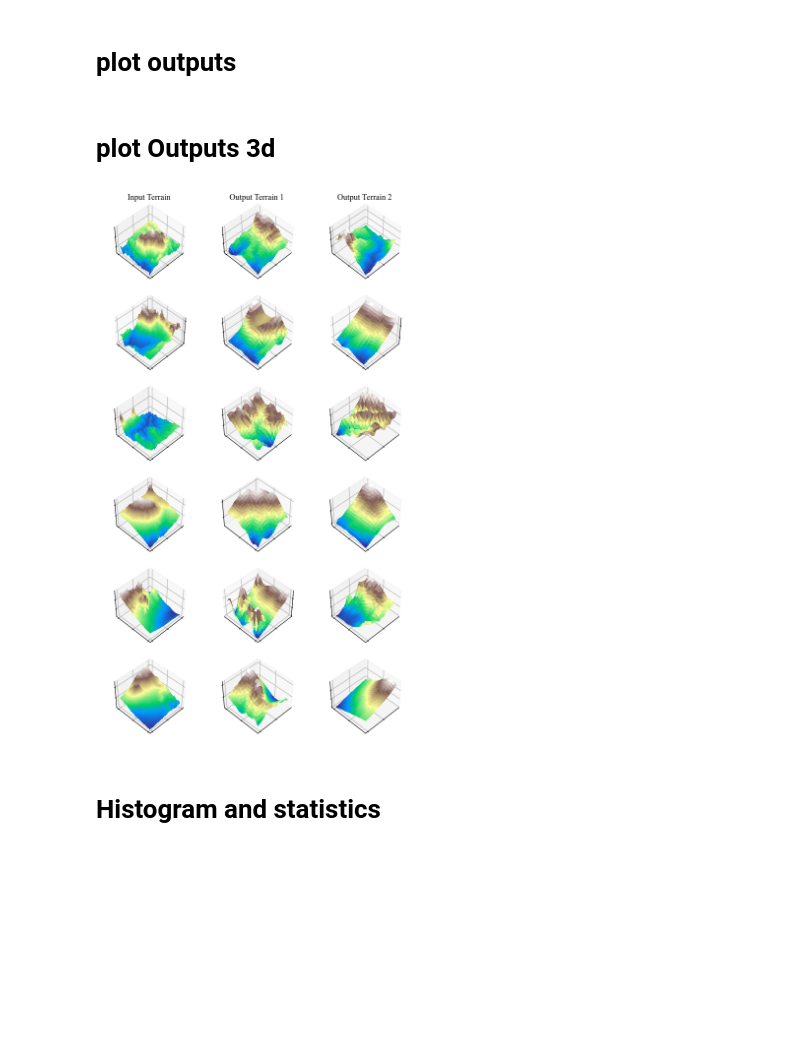
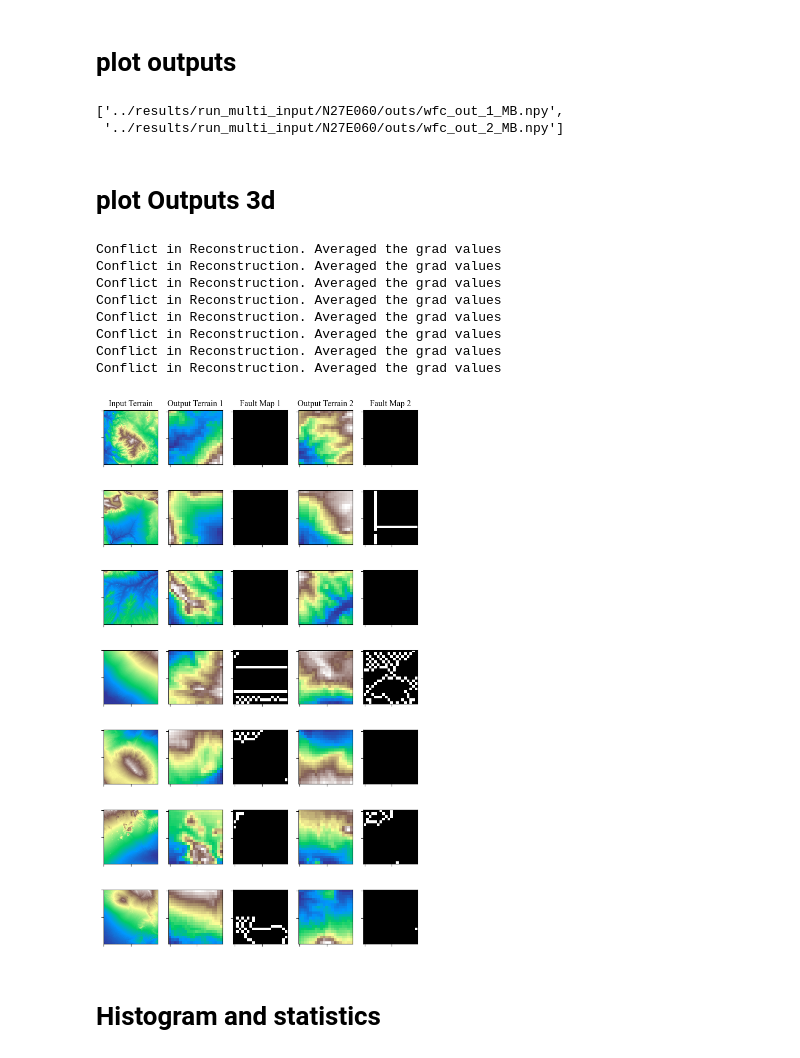
Before and after one commit to parsadaj/WaveFunctionCollapse, a Jupyter notebook: visualizations/locations.ipynb, the cells around one changed output. Drawn from its saved outputs; the diff is of its cells as text; code cells hidden in the pictures; blank space fills up the shorter version.

```diff
--- a/visualizations/locations.ipynb
+++ b/visualizations/locations.ipynb
@@ -331,56 +331,75 @@ for key_name in key_areas:
     save_path = os.path.join(run_folder, os.path.splitext(key_name)[0], 'wfc_state')
     wfc.load(save_path)
 
-    outputs_path = glob.glob(os.path.join(run_folder, os.path.splitext(key_name)[0], 'wfc_out*.npy'))
+    outputs_path = sorted(glob.glob(os.path.join(run_folder, os.path.splitext(key_name)[0], "outs", 'wfc_out*.npy')))
+    faults_path = sorted(glob.glob(os.path.join(run_folder, os.path.splitext(key_name)[0], "outs", 'wfc_gosal*.npy')))
     key_data[key_name]['outs'] = [np.load(f) for f in outputs_path]
+    key_data[key_name]['faults'] = [np.load(f) for f in faults_path]
+
+outputs_path
+# %% [output]
+['../results/run_multi_input/N27E060/outs/wfc_out_1_MB.npy',
+ '../results/run_multi_input/N27E060/outs/wfc_out_2_MB.npy']
 # %% [markdown]
 # plot Outputs 3d
 # %%
-fig, axes = plt.subplots(6, 3, figsize= (8, 14))
+fig, axes = plt.subplots(7, 5, figsize= (8, 14))
 
+three_d = False
 for ax in axes.flatten():
     ax.set_axis_off()
 
 i = 0
 for key_name in key_areas:
     terrain = key_data[key_name]['data']
     outs = key_data[key_name]['outs'][:2]
+    faults = key_data[key_name]['faults'][:2]
 
     outs = [slopes_to_height(o[...,0], o[..., 1]) for o in outs]
     if len(outs) != 0:
-        for j, im in enumerate([terrain, outs[0], outs[1]]):
-            ax = fig.add_subplot(6, 3, 3*i + j + 1, projection='3d')
+        for j, im in enumerate([terrain, outs[0], faults[0], outs[1], faults[1]]):
+            if j in [0, 1, 3] and three_d:
+                ax = fig.add_subplot(7, 5, 5*i + j + 1, projection='3d')
 
-            x = -np.arange(im.shape[0])
-            y = np.arange(im.shape[1])
-            X, Y = np.meshgrid(x, y)
-            ax.plot_surface(X, Y, im, cmap='terrain', rstride=1, cstride=1, linewidth=0, antialiased=False)
+                x = -np.arange(im.shape[0])
+                y = np.arange(im.shape[1])
+                X, Y = np.meshgrid(x, y)
+                ax.plot_surface(X, Y, im, cmap='terrain', rstride=1, cstride=1, linewidth=0, antialiased=False)
+                ax.set_zticklabels([])
+                azim = 45
+                ax.view_init(elev=45, azim=azim)
+            elif j in [0, 1, 3] and not three_d:
+                ax = fig.add_subplot(7, 5, 5*i + j + 1)
+                ax.imshow(im, cmap="terrain")
+            else:
+                ax = fig.add_subplot(7, 5, 5*i + j + 1)
+                ax.imshow(im, cmap="gray")
             ax.set_xticklabels([])
             ax.set_yticklabels([])
-            ax.set_zticklabels([])
+
             if i == 0:
                 if j == 0:
                     ax.set_title("Input Terrain")
                 elif j == 1:
                     ax.set_title("Output Terrain 1")
                 elif j == 2:
+                    ax.set_title("Fault Map 1")
+                elif j == 3:
                     ax.set_title("Output Terrain 2")
-
-            if i == 1 and j == 2:
-                azim = -45
-            elif i == 3 and j in [0, 1]:
-                azim = -135
-            elif i == 4 and j == 1:
-                azim = -45
-            elif i == 1 and j == 0:
-                azim = 135
-            else:
-                azim = 45
-            ax.view_init(elev=45, azim=azim)
+                elif j == 4:
+                    ax.set_title("Fault Map 2")
 
         i += 1
 # %% [output]
+Conflict in Reconstruction. Averaged the grad values
+Conflict in Reconstruction. Averaged the grad values
+Conflict in Reconstruction. Averaged the grad values
+Conflict in Reconstruction. Averaged the grad values
+Conflict in Reconstruction. Averaged the grad values
+Conflict in Reconstruction. Averaged the grad values
+Conflict in Reconstruction. Averaged the grad values
+Conflict in Reconstruction. Averaged the grad values
-[figure, old version]
+[figure, new version]
 # %% [markdown]
 # Histogram and statistics
 # %%
```
Also changed, not shown: parts of 2 cells of this notebook, 47 other files.
